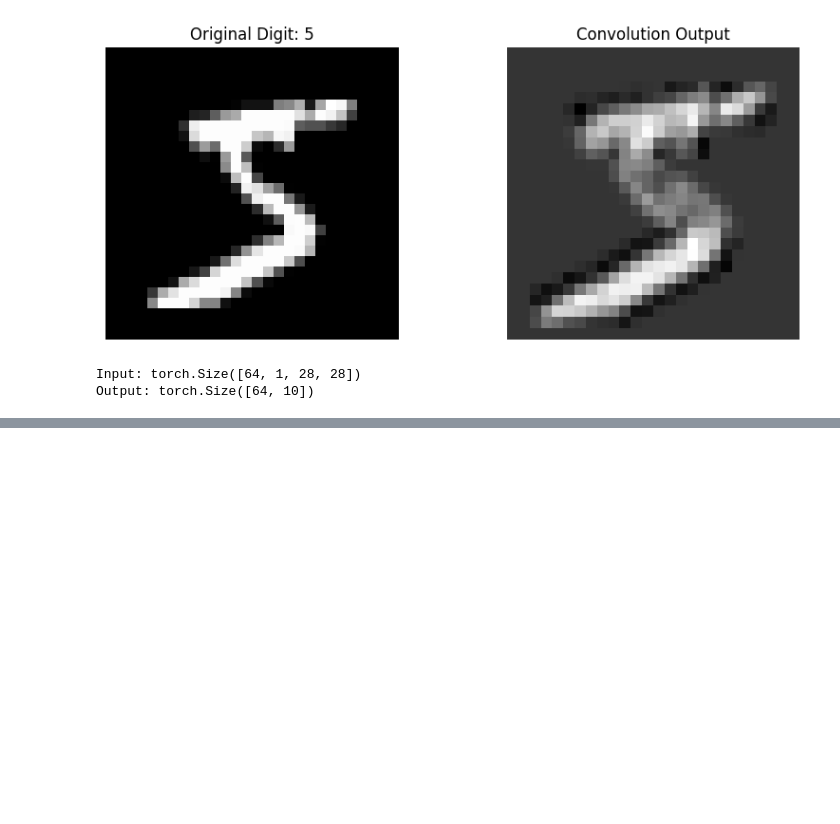
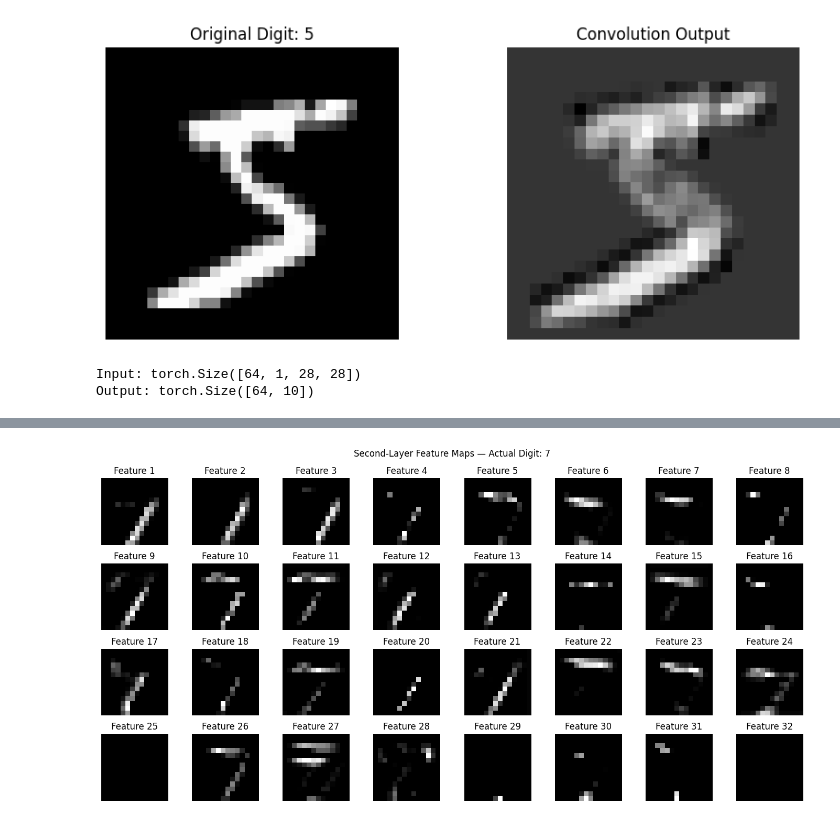
Before and after one commit to jamesonsutton/dgx-ai-phase4-computer-vision, a Jupyter notebook: notebooks/01_cnn_fundamentals.ipynb, the cells around one changed output, grey strips where cells are left out. Saved outputs shown, nothing was run; the diff lists cells and outputs as text; code cells hidden in the pictures; blank space fills up the shorter version.

```diff
--- a/notebooks/01_cnn_fundamentals.ipynb
+++ b/notebooks/01_cnn_fundamentals.ipynb
@@ -260,0 +405,13 @@ torch.Size([64, 10])
+# %%
+fig, axes = plt.subplots(4, 8, figsize=(14, 7))
+
+for i, ax in enumerate(axes.flat):
+    ax.imshow(second[0, i].detach().cpu(), cmap="gray")
+    ax.set_title(f"Feature {i + 1}")
+    ax.axis("off")
+
+plt.suptitle(f"Second-Layer Feature Maps — Actual Digit: {label}")
+plt.tight_layout()
+plt.show()
+# %% [output]
+[figure, added]
```
Also changed, not shown: parts of 8 cells of this notebook, 1 other file.
